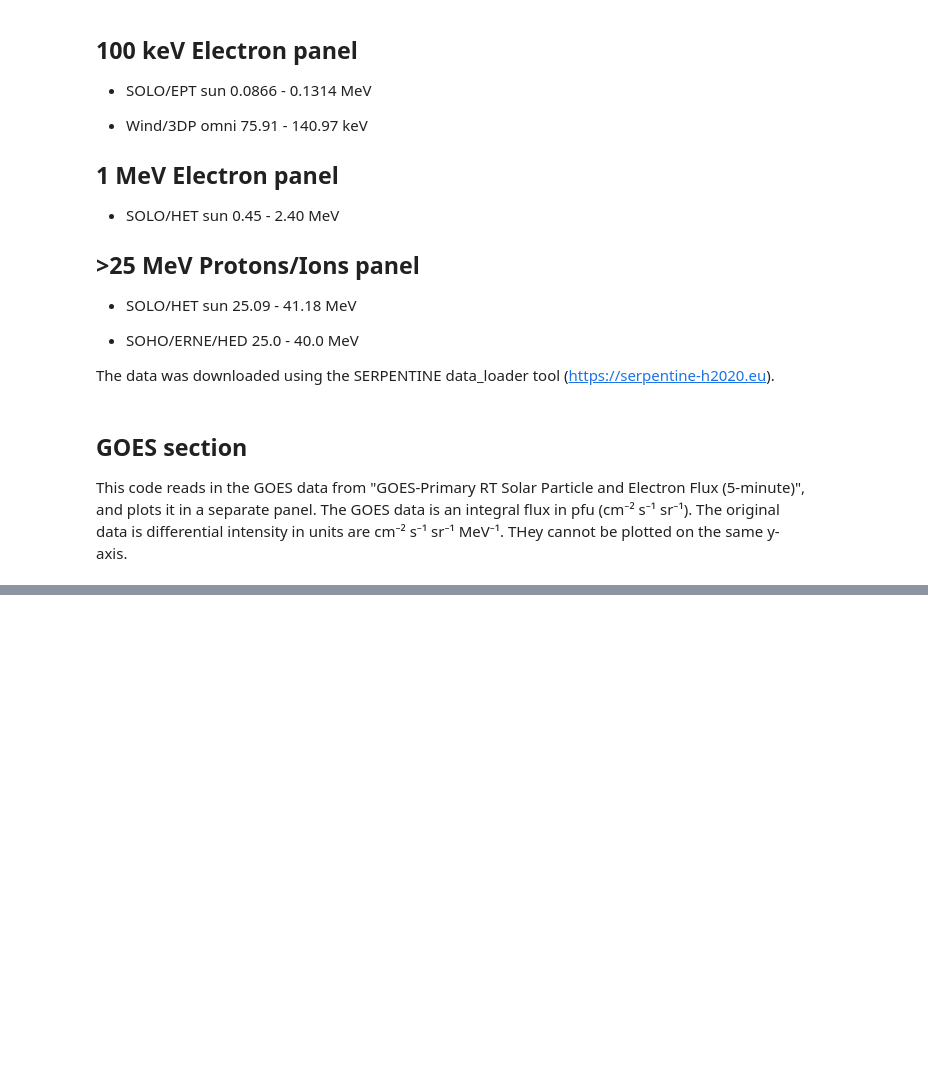
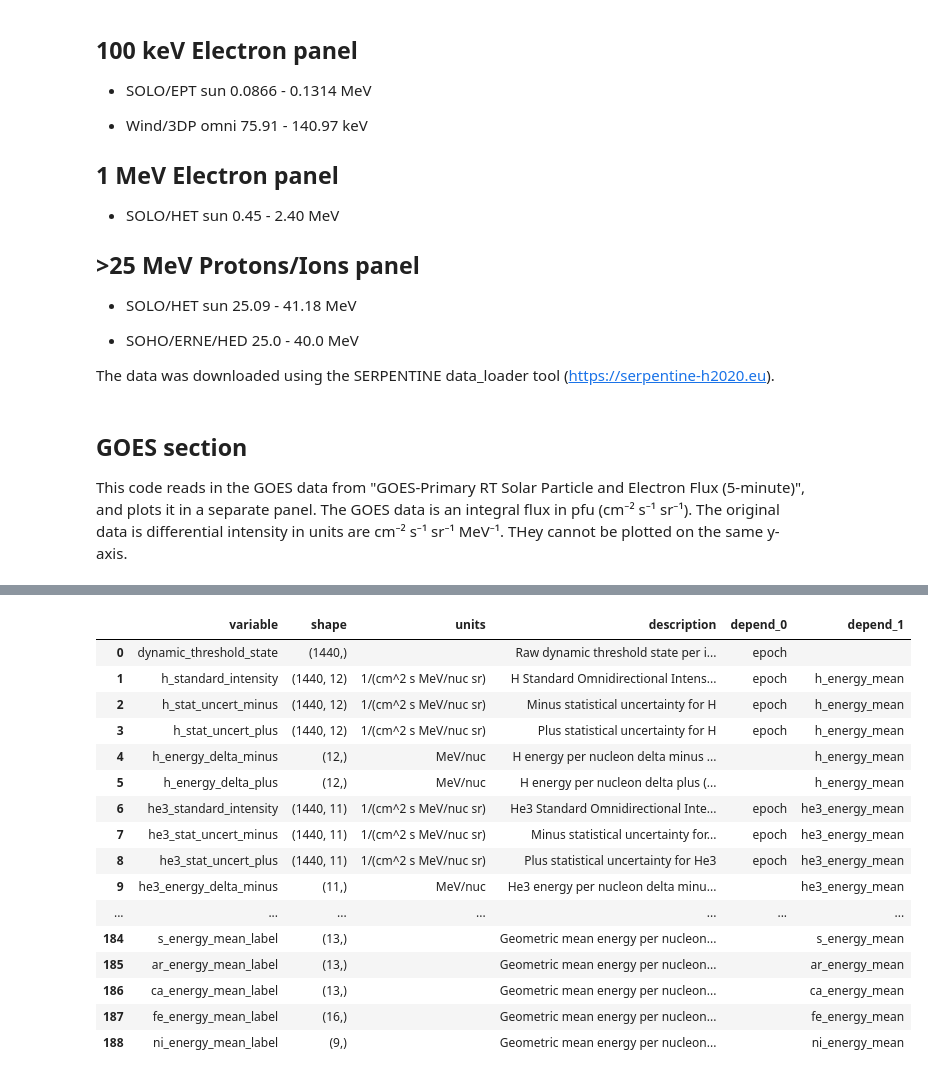
Before and after one commit to namccormick/IMAP_project, a Jupyter notebook: analysis/GOES_events_30072026_IMAP_v1.ipynb, the cells around one changed output, grey strips where cells are left out. Drawn from its saved outputs; the diff is of its cells as text; code cells hidden in the pictures; blank space fills up the shorter version.

```diff
--- a/analysis/GOES_events_30072026_IMAP_v1.ipynb
+++ b/analysis/GOES_events_30072026_IMAP_v1.ipynb
@@ -397,28 +411,46 @@ for k, p in files.items():
 # %%
 def summarize(path):
     cdf = cdflib.CDF(str(path))
     info = cdf.cdf_info()
     get = (lambda k: getattr(info, k)) if hasattr(info, "zVariables") else (lambda k: info[k])
     varnames = list(get("zVariables")) + list(get("rVariables"))
 
     rows = []
     for v in varnames:
         atts = cdf.varattsget(v)
         data = cdf.varget(v)
         rows.append({
             "variable": v,
             "shape": getattr(data, "shape", None),
             "units": atts.get("UNITS", ""),
             "description": atts.get("CATDESC", atts.get("FIELDNAM", "")),
             "depend_0": atts.get("DEPEND_0", ""),
             "depend_1": atts.get("DEPEND_1", ""),
         })
     return cdf, pd.DataFrame(rows)
 
 pd.set_option("display.max_rows", None, "display.max_colwidth", 80)
 
-cdf_l1, summary_l1 = summarize(files["l1_0730"])
-summary_l1
+cdf_l2, summary_l2 = summarize(files["l2_0730"])
+summary_l2
+# %% [output]
+|  | variable | shape | units | description | depend_0 | depend_1 |
+| 0 | dynamic_threshold_state | (1440,) |  | Raw dynamic threshold state per i... | epoch |  |
+| 1 | h_standard_intensity | (1440, 12) | 1/(cm^2 s MeV/nuc sr) | H Standard Omnidirectional Intens... | epoch | h_energy_mean |
+| 2 | h_stat_uncert_minus | (1440, 12) | 1/(cm^2 s MeV/nuc sr) | Minus statistical uncertainty for H | epoch | h_energy_mean |
+| 3 | h_stat_uncert_plus | (1440, 12) | 1/(cm^2 s MeV/nuc sr) | Plus statistical uncertainty for H | epoch | h_energy_mean |
+| 4 | h_energy_delta_minus | (12,) | MeV/nuc | H energy per nucleon delta minus ... |  | h_energy_mean |
+| 5 | h_energy_delta_plus | (12,) | MeV/nuc | H energy per nucleon delta plus (... |  | h_energy_mean |
+| 6 | he3_standard_intensity | (1440, 11) | 1/(cm^2 s MeV/nuc sr) | He3 Standard Omnidirectional Inte... | epoch | he3_energy_mean |
+| 7 | he3_stat_uncert_minus | (1440, 11) | 1/(cm^2 s MeV/nuc sr) | Minus statistical uncertainty for... | epoch | he3_energy_mean |
+| 8 | he3_stat_uncert_plus | (1440, 11) | 1/(cm^2 s MeV/nuc sr) | Plus statistical uncertainty for He3 | epoch | he3_energy_mean |
+| 9 | he3_energy_delta_minus | (11,) | MeV/nuc | He3 energy per nucleon delta minu... |  | he3_energy_mean |
+| ... | ... | ... | ... | ... | ... | ... |
+| 184 | s_energy_mean_label | (13,) |  | Geometric mean energy per nucleon... |  | s_energy_mean |
+| 185 | ar_energy_mean_label | (13,) |  | Geometric mean energy per nucleon... |  | ar_energy_mean |
+| 186 | ca_energy_mean_label | (13,) |  | Geometric mean energy per nucleon... |  | ca_energy_mean |
+| 187 | fe_energy_mean_label | (16,) |  | Geometric mean energy per nucleon... |  | fe_energy_mean |
+| 188 | ni_energy_mean_label | (9,) |  | Geometric mean energy per nucleon... |  | ni_energy_mean |
 # %%
 cdf_l3, summary_l3 = summarize(files["l3_0730"])
 summary_l3
```
Also changed, not shown: parts of 7 cells of this notebook, 1 other file.
